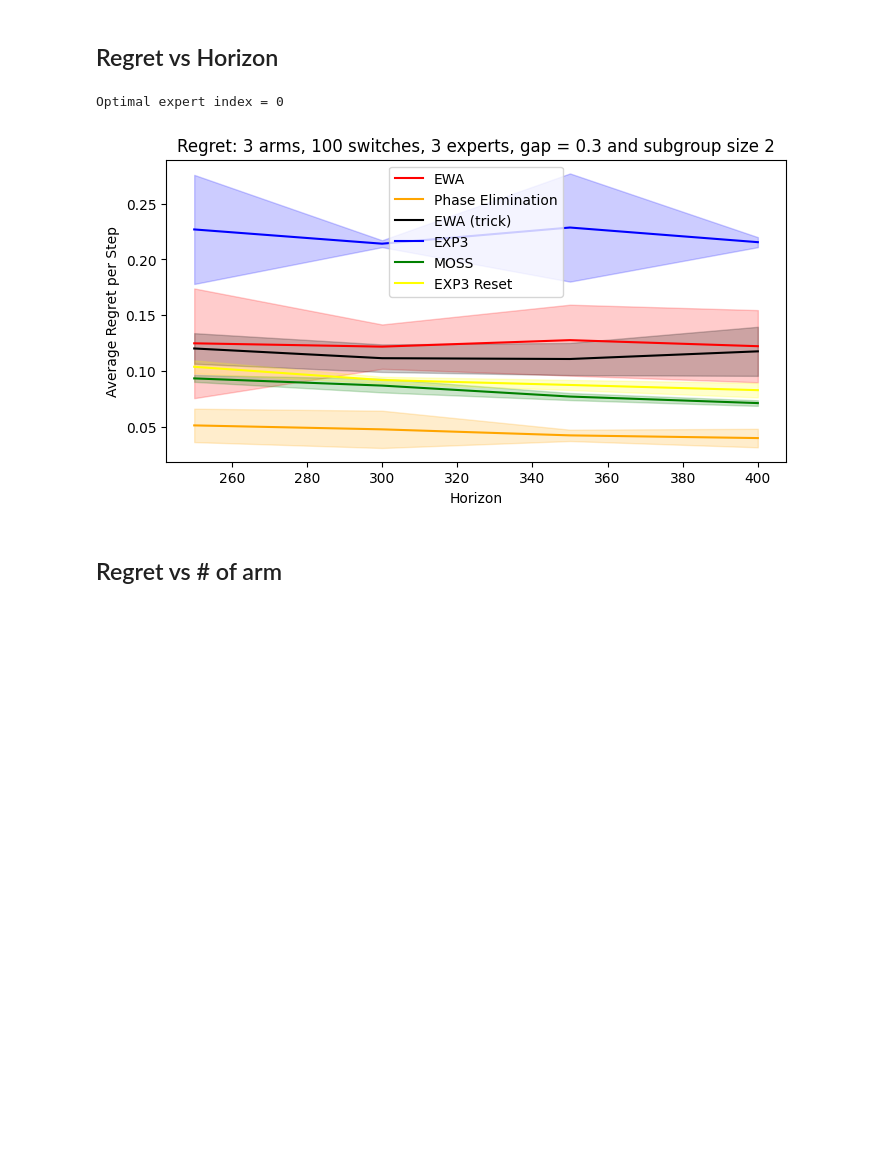
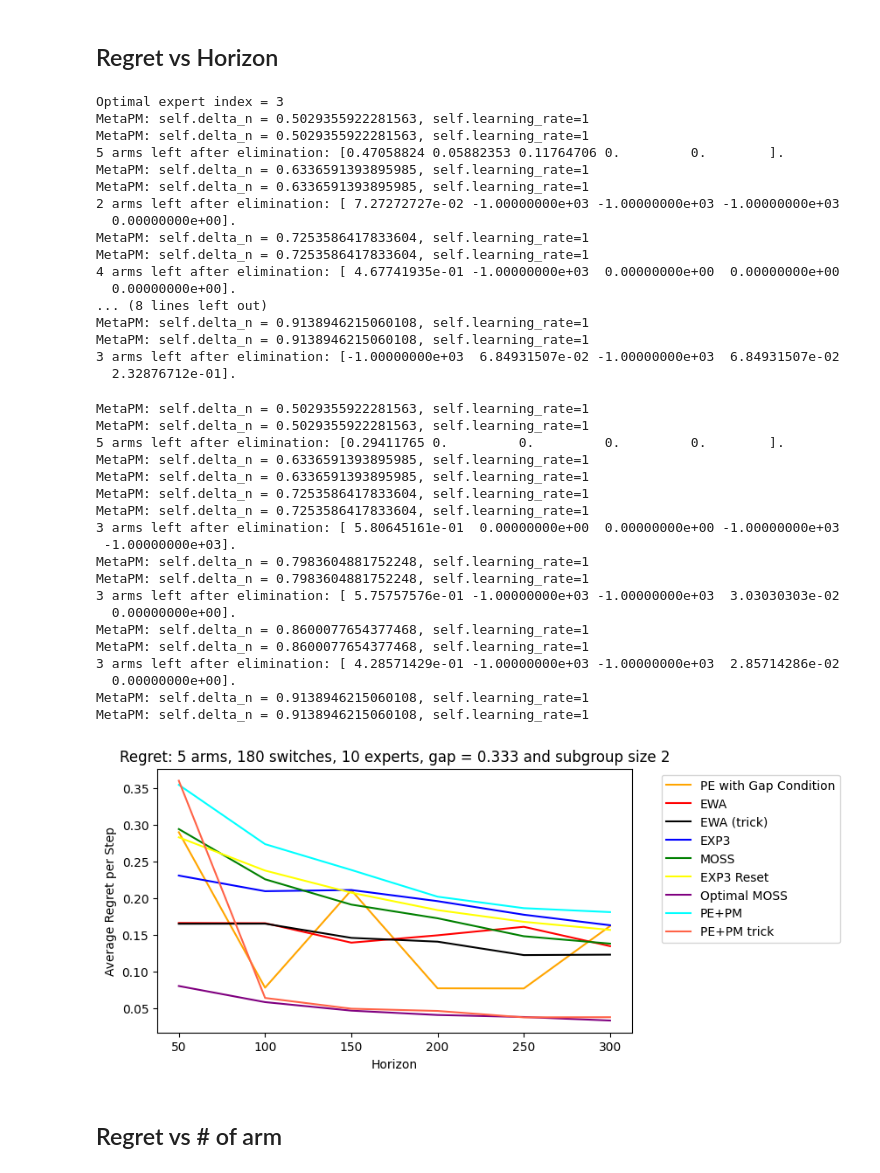
Before and after one commit to duongnhatthang/meta-bandit, a Jupyter notebook: main.ipynb, the cells around one changed output. Cells and saved outputs as stored; diff of their text form; code cells hidden in the pictures; blank space fills up the shorter version.

```diff
--- a/main.ipynb
+++ b/main.ipynb
@@ -7,12 +7,12 @@ from collections import Counter
 from itertools import combinations
 import utils
 
-plt.rcParams['figure.figsize'] = [8, 4]
+plt.rcParams['figure.figsize'] = [7, 4]
 plt.rcParams['figure.dpi'] = 100 # 200 e.g. is really fine, but slower
 
 DS_NAME = None #None for synthesize, or {"LastFM"}
-N_SWITCHES = 100
-N_BANDITS = 3
+N_SWITCHES = 150
+N_BANDITS = 5
 OPT_SIZE = 2
 HORIZON = 250
 max_n_expert = len(list(combinations(np.arange(N_BANDITS),OPT_SIZE)))
@@ -21,13 +21,14 @@ if N_EXPERT is not None:
     print(f'N_EXPERT = {N_EXPERT}')
     assert N_EXPERT<=max_n_expert, f"The number of expert ({N_EXPERT}) must be smaller than the maximum combination ({max_n_expert})"
 assert N_BANDITS<=HORIZON, f"The number of arm ({N_BANDITS}) must be smaller than the horizon ({HORIZON})"
-N_EXPS = 5 #Repeat experiments
+N_EXPS = 2 #Repeat experiments
+GAP_THRESHOLD = min(1,np.sqrt(N_BANDITS*np.log(N_SWITCHES+1)/HORIZON))
 kwargs = {'switches_cache_step': 10,
-          'gap_constrain':0.3}
+          'gap_constrain':GAP_THRESHOLD*1.05}
+assert kwargs['gap_constrain']>=GAP_THRESHOLD, f"kwargs['gap_constrain'] ({kwargs['gap_constrain']}) must be larger than GAP_THRESHOLD ({GAP_THRESHOLD})"
 
-#MetaAlg params
+#EWAmaxStats params
 N_UNBIASED_OBS = 1
-ALG_NAME = 'ExpertMOSS'
 # %% [markdown]
 ## Regret vs Number of switches
 # %%
@@ -91,31 +118,66 @@ pass
 # %% [markdown]
 ## Regret vs Horizon
 # %%
-horizon_list = np.arange(250, 410, 50)
+horizon_list = np.arange(50, 310, 50)
+n_switches = np.ceil(N_SWITCHES*max(horizon_list)/HORIZON).astype(int)
 # horizon_list = np.array([1, 100, 300])
-(X_h, meta_regrets_h, exp3_regrets_h, moss_regrets_h, exp3_reset_regrets_h,
- meta_trick_regrets_h, metaPE_regrets_h, title, xlabel, ylabel) =
-utils.horizon_exp(N_EXPS, N_SWITCHES, N_BANDITS, N_UNBIASED_OBS, ALG_NAME, OPT_SIZE, N_EXPERT,
+(X_h, regret_dict_h, title, xlabel, ylabel) = \
+utils.horizon_exp(N_EXPS, n_switches, N_BANDITS, N_UNBIASED_OBS, OPT_SIZE, N_EXPERT,
                   DS_NAME, horizon_list = horizon_list, **kwargs)
 pass
 
 # N_EXPS = 100
 # N_SWITCHES = 3000
 # env = bandit.MetaBernoulli(n_bandits=N_BANDITS, opt_size=OPT_SIZE, n_tasks=N_SWITCHES+1,
 #                        n_experts=N_EXPERT, ds_name=DS_NAME, **kwargs)
 # X = np.array([1, 100, 300])
 # meta_regrets = np.load('meta_regrets_h.npy')
 # exp3_regrets = np.load('exp3_regrets_h.npy')
 # moss_regrets = np.load('moss_regrets_h.npy')
 # exp3_reset_regrets = np.load('exp3_reset_regrets_h.npy')
 # if N_EXPERT is None:
 #     N_EXPERT = env.n_experts
 # title = f'Regret: {N_EXPS} experiments, {N_BANDITS} arms, {N_SWITCHES} switches, {N_EXPERT} experts and subgroup size {OPT_SIZE}'
 # xlabel, ylabel = 'Horizon', 'Average Regret per Step'
 # utils.plot(X, meta_regrets, exp3_regrets, moss_regrets, exp3_reset_regrets, meta_regrets, title, xlabel, ylabel)
 # %% [output]
-Optimal expert index = 0
+Optimal expert index = 3
+MetaPM: self.delta_n = 0.5029355922281563, self.learning_rate=1
+MetaPM: self.delta_n = 0.5029355922281563, self.learning_rate=1
+5 arms left after elimination: [0.47058824 0.05882353 0.11764706 0.         0.        ].
+MetaPM: self.delta_n = 0.6336591393895985, self.learning_rate=1
+MetaPM: self.delta_n = 0.6336591393895985, self.learning_rate=1
+2 arms left after elimination: [ 7.27272727e-02 -1.00000000e+03 -1.00000000e+03 -1.00000000e+03
+  0.00000000e+00].
+MetaPM: self.delta_n = 0.7253586417833604, self.learning_rate=1
+MetaPM: self.delta_n = 0.7253586417833604, self.learning_rate=1
+4 arms left after elimination: [ 4.67741935e-01 -1.00000000e+03  0.00000000e+00  0.00000000e+00
+  0.00000000e+00].
+... (8 lines left out)
+MetaPM: self.delta_n = 0.9138946215060108, self.learning_rate=1
+MetaPM: self.delta_n = 0.9138946215060108, self.learning_rate=1
+3 arms left after elimination: [-1.00000000e+03  6.84931507e-02 -1.00000000e+03  6.84931507e-02
+  2.32876712e-01].
+MetaPM: self.delta_n = 0.5029355922281563, self.learning_rate=1
+MetaPM: self.delta_n = 0.5029355922281563, self.learning_rate=1
+5 arms left after elimination: [0.29411765 0.         0.         0.         0.        ].
+MetaPM: self.delta_n = 0.6336591393895985, self.learning_rate=1
+MetaPM: self.delta_n = 0.6336591393895985, self.learning_rate=1
+MetaPM: self.delta_n = 0.7253586417833604, self.learning_rate=1
+MetaPM: self.delta_n = 0.7253586417833604, self.learning_rate=1
+3 arms left after elimination: [ 5.80645161e-01  0.00000000e+00  0.00000000e+00 -1.00000000e+03
+ -1.00000000e+03].
+MetaPM: self.delta_n = 0.7983604881752248, self.learning_rate=1
+MetaPM: self.delta_n = 0.7983604881752248, self.learning_rate=1
+3 arms left after elimination: [ 5.75757576e-01 -1.00000000e+03 -1.00000000e+03  3.03030303e-02
+  0.00000000e+00].
+MetaPM: self.delta_n = 0.8600077654377468, self.learning_rate=1
+MetaPM: self.delta_n = 0.8600077654377468, self.learning_rate=1
+3 arms left after elimination: [ 4.28571429e-01 -1.00000000e+03 -1.00000000e+03  2.85714286e-02
+  0.00000000e+00].
+MetaPM: self.delta_n = 0.9138946215060108, self.learning_rate=1
+MetaPM: self.delta_n = 0.9138946215060108, self.learning_rate=1
-[figure, old version]
+[figure, new version]
 # %% [markdown]
 ## Regret vs # of arm
 # %%
```
Also changed, not shown: parts of 13 cells of this notebook, 6 other files.
